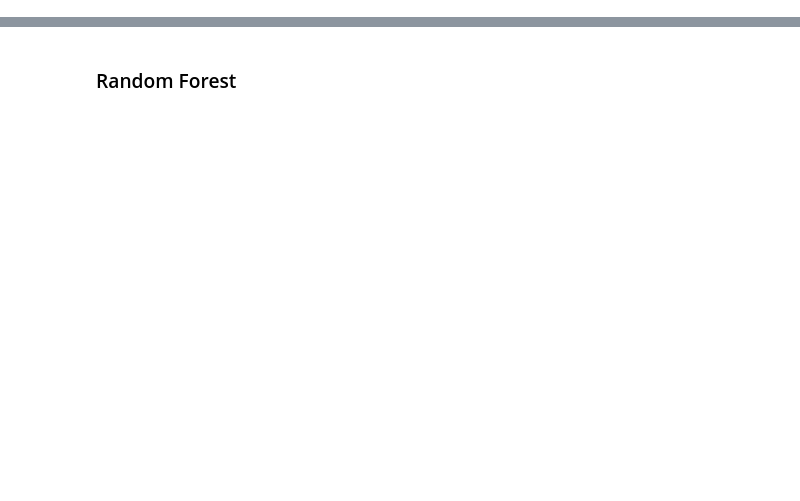
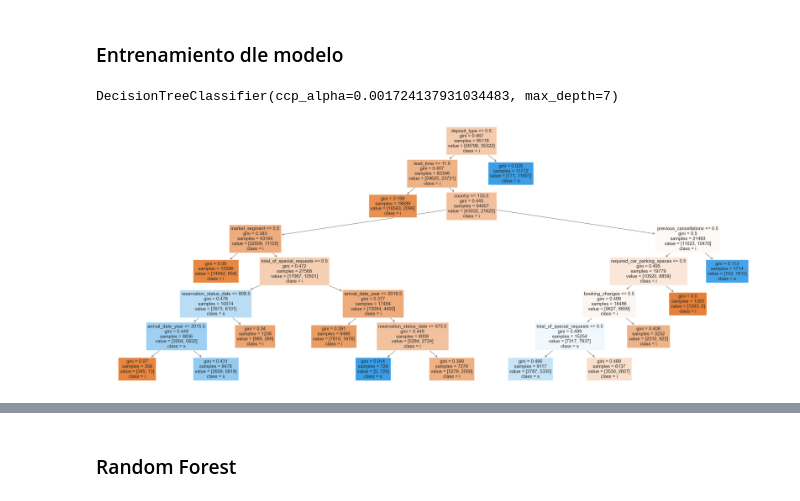
Before and after one commit to gabrielPeraltaM/datos-tp2, a Jupyter notebook: parte2.ipynb, the cells around one changed output, grey strips where cells are left out. Saved outputs shown, nothing was run; the diff lists cells and outputs as text; code cells hidden in the pictures; blank space fills up the shorter version.

```diff
--- a/parte2.ipynb
+++ b/parte2.ipynb
@@ -131,0 +333,15 @@ report_DT = classification_report(y_test, y_tree_pred, digits=3)
+# %%
+# Separo dataset en dataset de prueba y entrenamiento
+
+x_train, x_test, y_train, y_test = train_test_split(cleaned_df[list_of_features].values, cleaned_df[target].values, test_size=0.2, random_state=1, stratify=cleaned_df[target].values)
+# %%
+K_FOLDS = 10
+N_ITERS = 30
+kfold = StratifiedKFold(n_splits=K_FOLDS)
+
+base_tree = DecisionTreeClassifier()
+
+
+params_grid = {'criterion': ['gini', 'entropy'], 'ccp_alpha': np.linspace(0,0.05, N_ITERS), 'max_depth': list(range(1,10))}
+
+scorer_func = make_scorer(f1_score)
@@ -131,0 +350,3 @@ report_DT = classification_report(y_test, y_tree_pred, digits=3)
+# %%
+randomcv = RandomizedSearchCV(estimator=base_tree, param_distributions=params_grid, scoring=scorer_func, n_iter=N_ITERS, error_score='raise')
+randomcv.fit(x_train, y_train)
@@ -131,0 +390,15 @@ report_DT = classification_report(y_test, y_tree_pred, digits=3)
+# %% [markdown]
+### Entrenamiento dle modelo
+# %%
+decision_tree = DecisionTreeClassifier().set_params(**randomcv.best_params_)
+decision_tree.fit(x_train, y_train)
+# %% [output]
+DecisionTreeClassifier(ccp_alpha=0.001724137931034483, max_depth=7)
+# %%
+fig = plt.figure(figsize=(50,20))
+_ = plot_tree(decision_tree,
+                   feature_names=list_of_features,
+                   class_names=target,
+                   filled=True)
+# %% [output]
+[figure, added]
```
Also changed, not shown: parts of 83 cells of this notebook.
